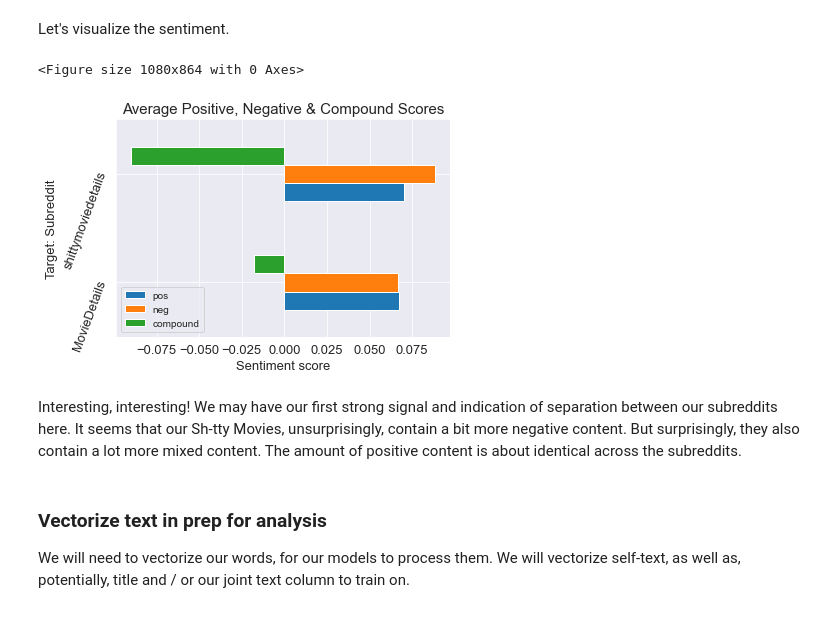
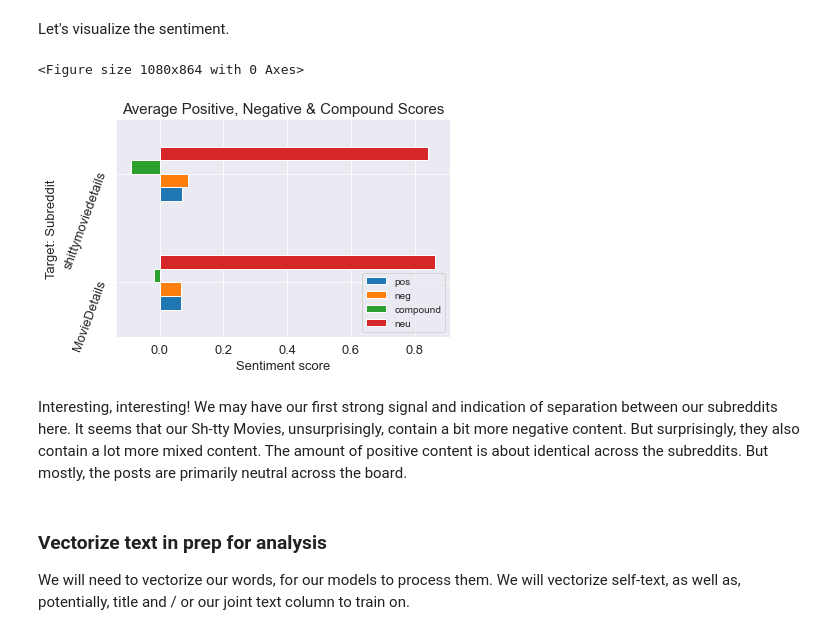
Before and after one commit to cotica/reddit_classifier, a Jupyter notebook: code/Project-3-Scraping-Subreddits-EDA-Modeling.ipynb, the cells around one changed output. Drawn from its saved outputs; the diff is of its cells as text; code cells hidden in the pictures.

```diff
--- a/code/Project-3-Scraping-Subreddits-EDA-Modeling.ipynb
+++ b/code/Project-3-Scraping-Subreddits-EDA-Modeling.ipynb
@@ -627,18 +627,18 @@ Let's visualize the sentiment.
 # %%
 #Plot the average positivity, negativity and compound scores for target
 plt.figure(figsize=(15,12));
-sentiment_df.groupby('target').mean()[['pos', 'neg', 'compound']].plot(kind='barh');
+sentiment_df.groupby('target').mean()[['pos', 'neg', 'compound', 'neu']].plot(kind='barh');
 plt.title('Average Positive, Negative & Compound Scores', size = 15);
 plt.xticks(size=13);
 plt.yticks(size=13, rotation = 70);
 plt.ylabel('Target: Subreddit', size=13);
 plt.xlabel('Sentiment score', size=13);
 plt.savefig('../images/sentiment.jpg');
 # %% [output]
 <Figure size 1080x864 with 0 Axes>
-[figure, old version]
+[figure, new version]
 # %% [markdown]
-Interesting, interesting! We may have our first strong signal and indication of separation between our subreddits here. It seems that our Sh-tty Movies, unsurprisingly, contain a bit more negative content. But surprisingly, they also contain a lot more mixed content. The amount of positive content is about identical across the subreddits.
+Interesting, interesting! We may have our first strong signal and indication of separation between our subreddits here. It seems that our Sh-tty Movies, unsurprisingly, contain a bit more negative content. But surprisingly, they also contain a lot more mixed content. The amount of positive content is about identical across the subreddits. But mostly, the posts are primarily neutral across the board.
 # %%
 #pair-plot relationships btn. top words / sentiment and word length etc. - if time
 # %% [markdown]
```
Also changed, not shown: parts of 28 cells of this notebook, 1 other file.
